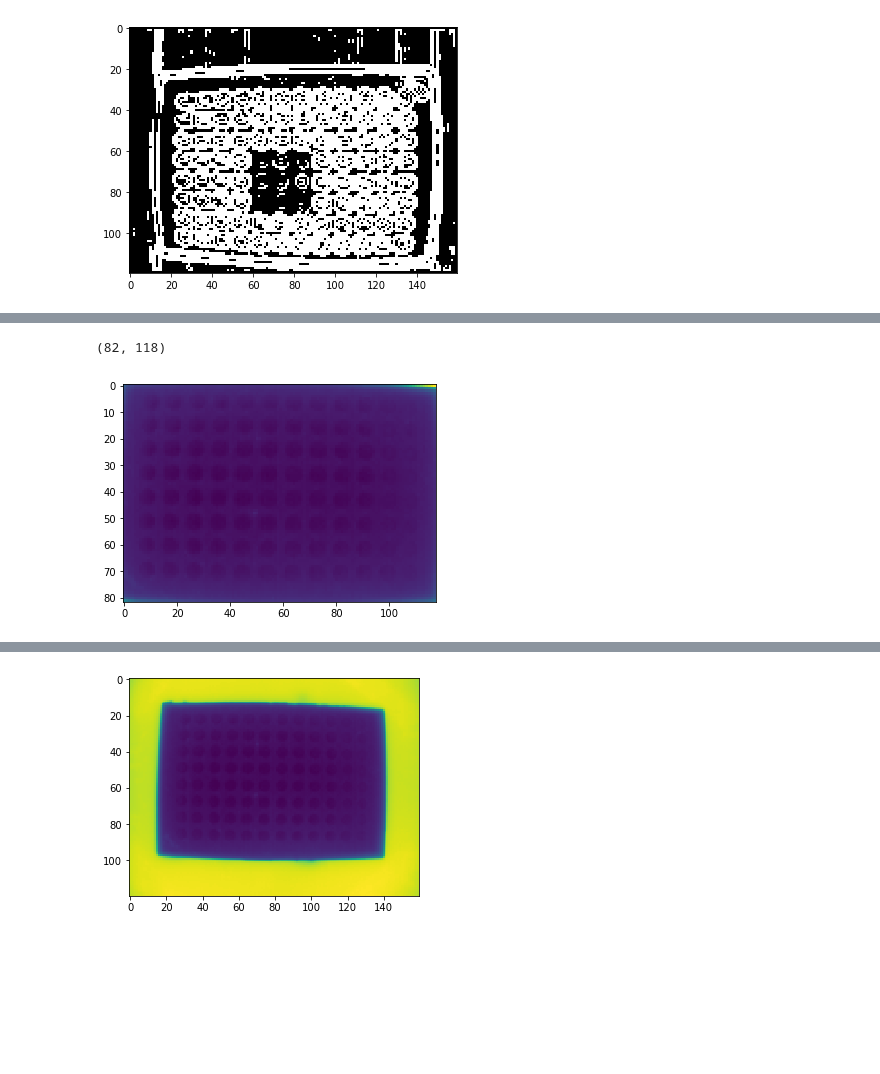
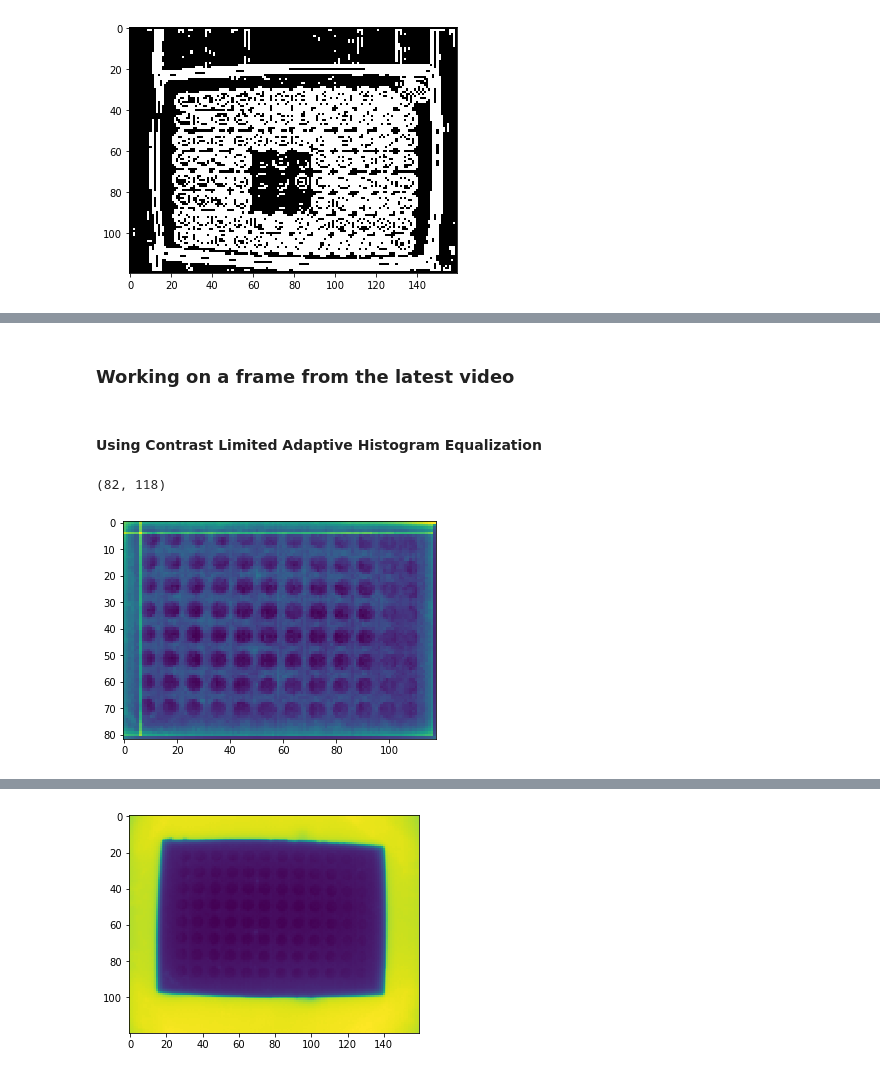
Before and after one commit to jrodguez/musical-robot, a Jupyter notebook: examples/ORB.ipynb, the cells around one changed output, grey strips where cells are left out. Drawn from its saved outputs; the diff is of its cells as text; code cells hidden in the pictures; blank space fills up the shorter version.

```diff
--- a/examples/ORB.ipynb
+++ b/examples/ORB.ipynb
@@ -51,7 +82,13 @@ io.imshow(img1)
+# %% [markdown]
+### Working on a frame from the latest video
+# %% [markdown]
+#### Using Contrast Limited Adaptive Histogram Equalization
 # %%
+from skimage.exposure import equalize_adapthist
 img2 = frames[200][16:98,20:138]
-plt.imshow(img2)
+sharp_img2 = equalize_adapthist(img2,nbins=1000)
+plt.imshow(sharp_img2)
 img2.shape
 # %% [output]
 (82, 118)
-[figure, old version]
+[figure, new version]
```
Also changed, not shown: parts of 17 cells of this notebook.
